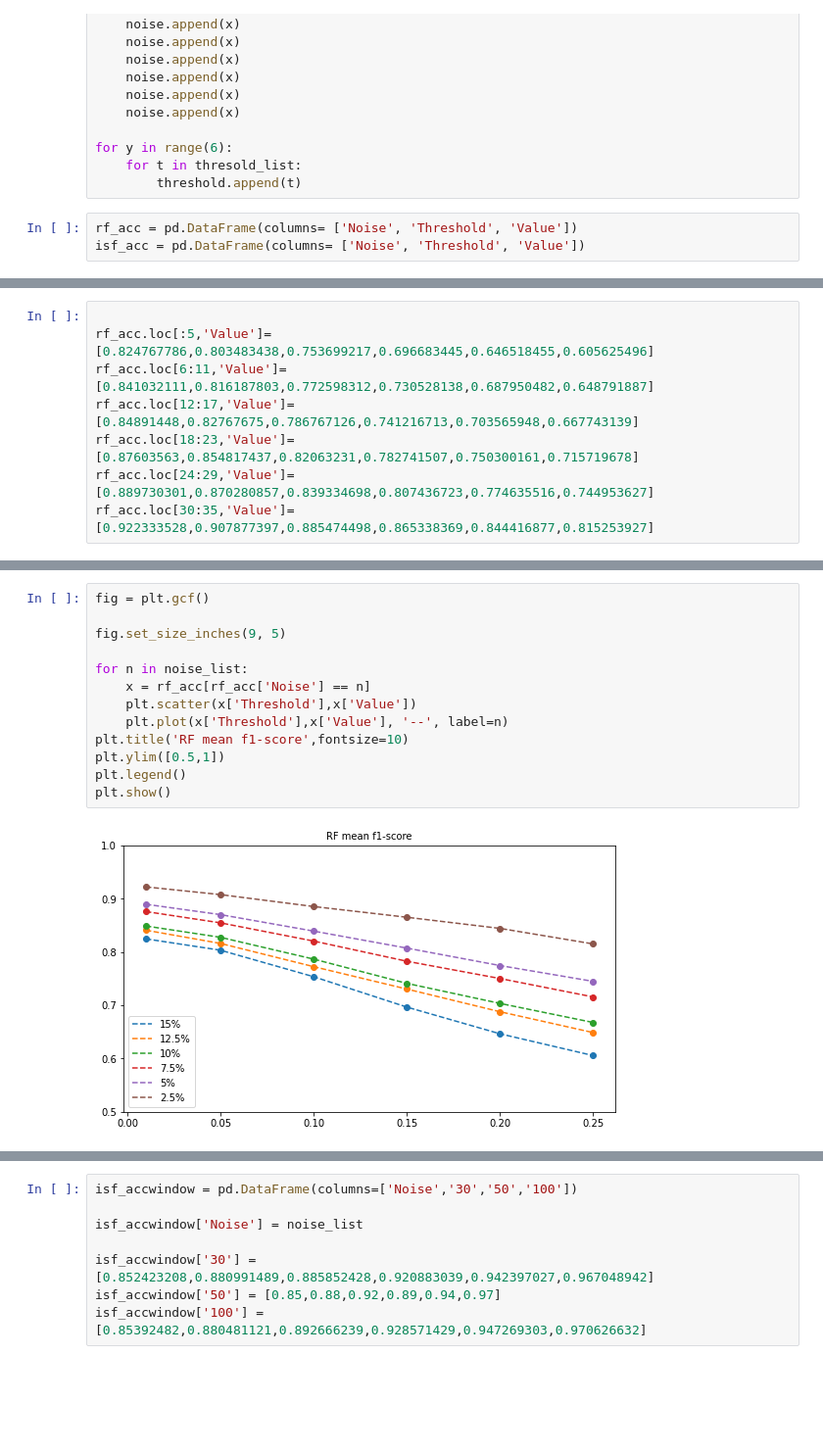
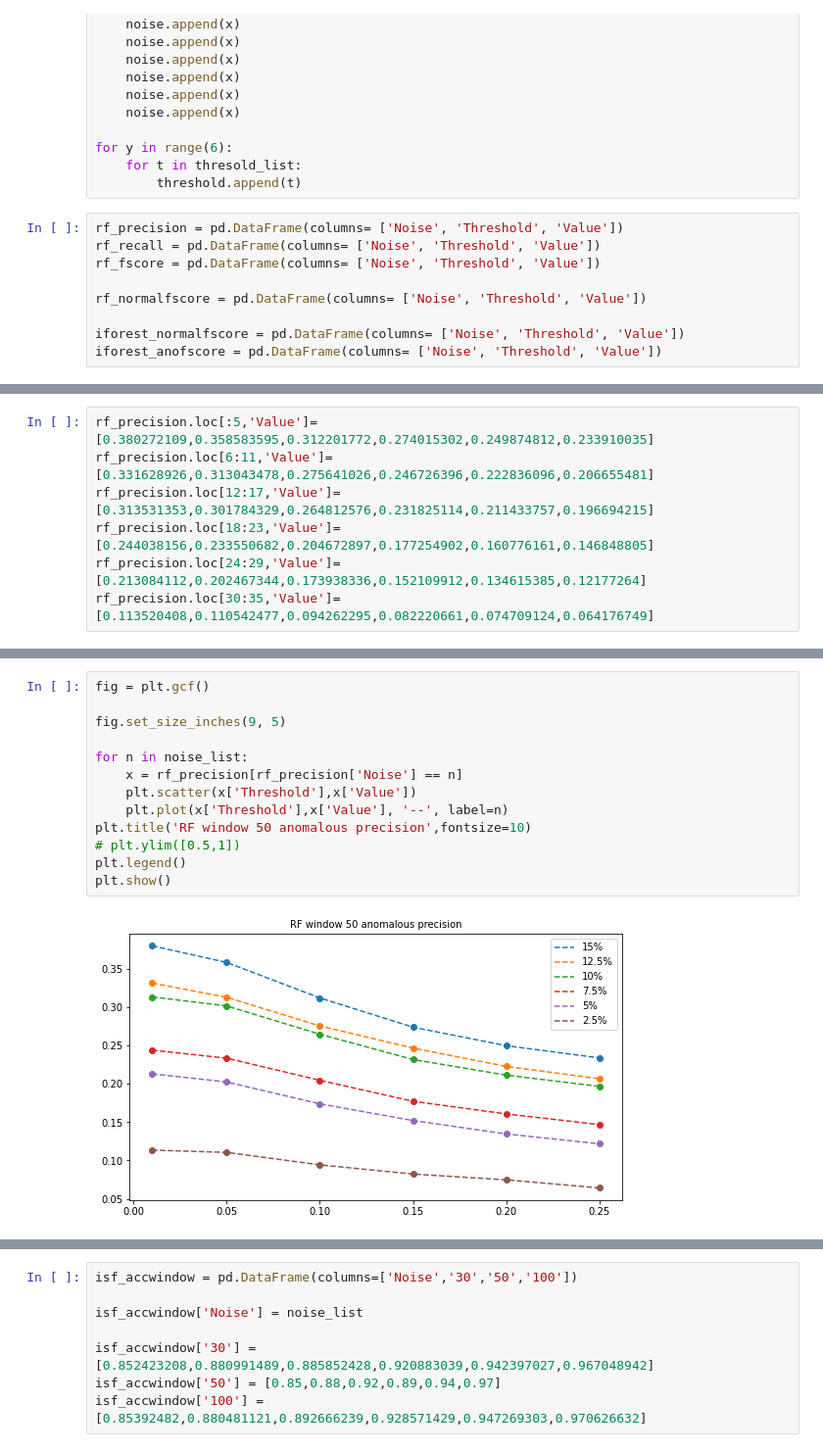
Before and after one commit to ghksdl6025/streaming_anomaly_detect, a Jupyter notebook: Visualization.ipynb, the cells around one changed output, grey strips where cells are left out. Shown at 98% size. Cells and saved outputs as stored; diff of their text form; blank space fills up the shorter version.

```diff
--- a/Visualization.ipynb
+++ b/Visualization.ipynb
@@ -22,6 +22,12 @@ for y in range(6):
     for t in thresold_list:
         threshold.append(t)
 # %%
-rf_acc = pd.DataFrame(columns= ['Noise', 'Threshold', 'Value'])
-isf_acc = pd.DataFrame(columns= ['Noise', 'Threshold', 'Value'])
+rf_precision = pd.DataFrame(columns= ['Noise', 'Threshold', 'Value'])
+rf_recall = pd.DataFrame(columns= ['Noise', 'Threshold', 'Value'])
+rf_fscore = pd.DataFrame(columns= ['Noise', 'Threshold', 'Value'])
+
+rf_normalfscore = pd.DataFrame(columns= ['Noise', 'Threshold', 'Value'])
+
+iforest_normalfscore = pd.DataFrame(columns= ['Noise', 'Threshold', 'Value'])
+iforest_anofscore = pd.DataFrame(columns= ['Noise', 'Threshold', 'Value'])
 # %%
@@ -35,9 +58,8 @@ isf_acc['Value'] = 0
 # %%
-
-rf_acc.loc[:5,'Value']=[0.824767786,0.803483438,0.753699217,0.696683445,0.646518455,0.605625496]
-rf_acc.loc[6:11,'Value']=[0.841032111,0.816187803,0.772598312,0.730528138,0.687950482,0.648791887]
-rf_acc.loc[12:17,'Value']=[0.84891448,0.82767675,0.786767126,0.741216713,0.703565948,0.667743139]
-rf_acc.loc[18:23,'Value']=[0.87603563,0.854817437,0.82063231,0.782741507,0.750300161,0.715719678]
-rf_acc.loc[24:29,'Value']=[0.889730301,0.870280857,0.839334698,0.807436723,0.774635516,0.744953627]
-rf_acc.loc[30:35,'Value']=[0.922333528,0.907877397,0.885474498,0.865338369,0.844416877,0.815253927]
+rf_precision.loc[:5,'Value']=[0.380272109,0.358583595,0.312201772,0.274015302,0.249874812,0.233910035]
+rf_precision.loc[6:11,'Value']=[0.331628926,0.313043478,0.275641026,0.246726396,0.222836096,0.206655481]
+rf_precision.loc[12:17,'Value']=[0.313531353,0.301784329,0.264812576,0.231825114,0.211433757,0.196694215]
+rf_precision.loc[18:23,'Value']=[0.244038156,0.233550682,0.204672897,0.177254902,0.160776161,0.146848805]
+rf_precision.loc[24:29,'Value']=[0.213084112,0.202467344,0.173938336,0.152109912,0.134615385,0.12177264]
+rf_precision.loc[30:35,'Value']=[0.113520408,0.110542477,0.094262295,0.082220661,0.074709124,0.064176749]
 # %%
@@ -50,18 +104,18 @@ isf_acc.loc[30:35,'Value']=[0.965067932,0.950926913,0.926813155,0.895892183,0.86
 # %%
 fig = plt.gcf()
 
 fig.set_size_inches(9, 5)
 
 for n in noise_list:
-    x = rf_acc[rf_acc['Noise'] == n]
+    x = rf_precision[rf_precision['Noise'] == n]
     plt.scatter(x['Threshold'],x['Value'])
     plt.plot(x['Threshold'],x['Value'], '--', label=n)
-plt.title('RF mean f1-score',fontsize=10)
-plt.ylim([0.5,1])
+plt.title('RF window 50 anomalous precision',fontsize=10)
+# plt.ylim([0.5,1])
 plt.legend()
 plt.show()
 # %% [output]
-[figure, old version]
+[figure, new version]
 # %%
 fig = plt.gcf()
 
```
Also changed, not shown: parts of 43 cells of this notebook, 15 other files.
